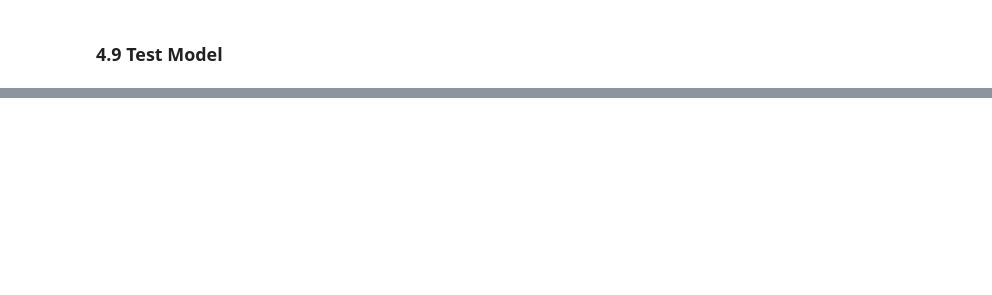
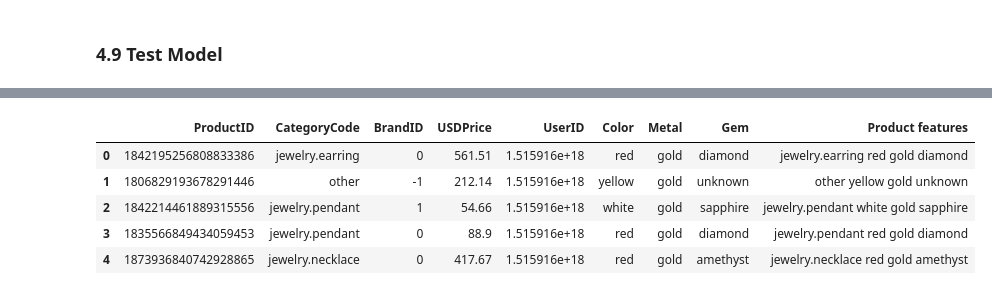
Before and after one commit to risa1796/-A-Study-of-Customers-Insurance-Charges, a Jupyter notebook: E_Commerce_Jewelry.ipynb, the cells around one changed output, grey strips where cells are left out. Cells and saved outputs as stored; diff of their text form; code cells hidden in the pictures; blank space fills up the shorter version.

```diff
--- a/E_Commerce_Jewelry.ipynb
+++ b/E_Commerce_Jewelry.ipynb
@@ -804,0 +817,4 @@ plt.show()
+# %%
+recommend_df = new_df.copy()
+recommend_df.drop(columns=['Datetime','OrderID','Gender','CategoryID'],inplace=True)
+recommend_df.head()
@@ -804,0 +828,11 @@ plt.show()
+# %%
+recommend_df['Product features'] = recommend_df['CategoryCode']+' '+recommend_df['Color']+' '+recommend_df['Metal']+' '+recommend_df['Gem']
+# %%
+recommend_df.head()
+# %% [output]
+|  | ProductID | CategoryCode | BrandID | USDPrice | UserID | Color | Metal | Gem | Product features |
+| 0 | 1842195256808833386 | jewelry.earring | 0 | 561.51 | 1.515916e+18 | red | gold | diamond | jewelry.earring red gold diamond |
+| 1 | 1806829193678291446 | other | -1 | 212.14 | 1.515916e+18 | yellow | gold | unknown | other yellow gold unknown |
+| 2 | 1842214461889315556 | jewelry.pendant | 1 | 54.66 | 1.515916e+18 | white | gold | sapphire | jewelry.pendant white gold sapphire |
+| 3 | 1835566849434059453 | jewelry.pendant | 0 | 88.9 | 1.515916e+18 | red | gold | diamond | jewelry.pendant red gold diamond |
+| 4 | 1873936840742928865 | jewelry.necklace | 0 | 417.67 | 1.515916e+18 | red | gold | amethyst | jewelry.necklace red gold amethyst |
```
Also changed, not shown: parts of 27 cells of this notebook.
